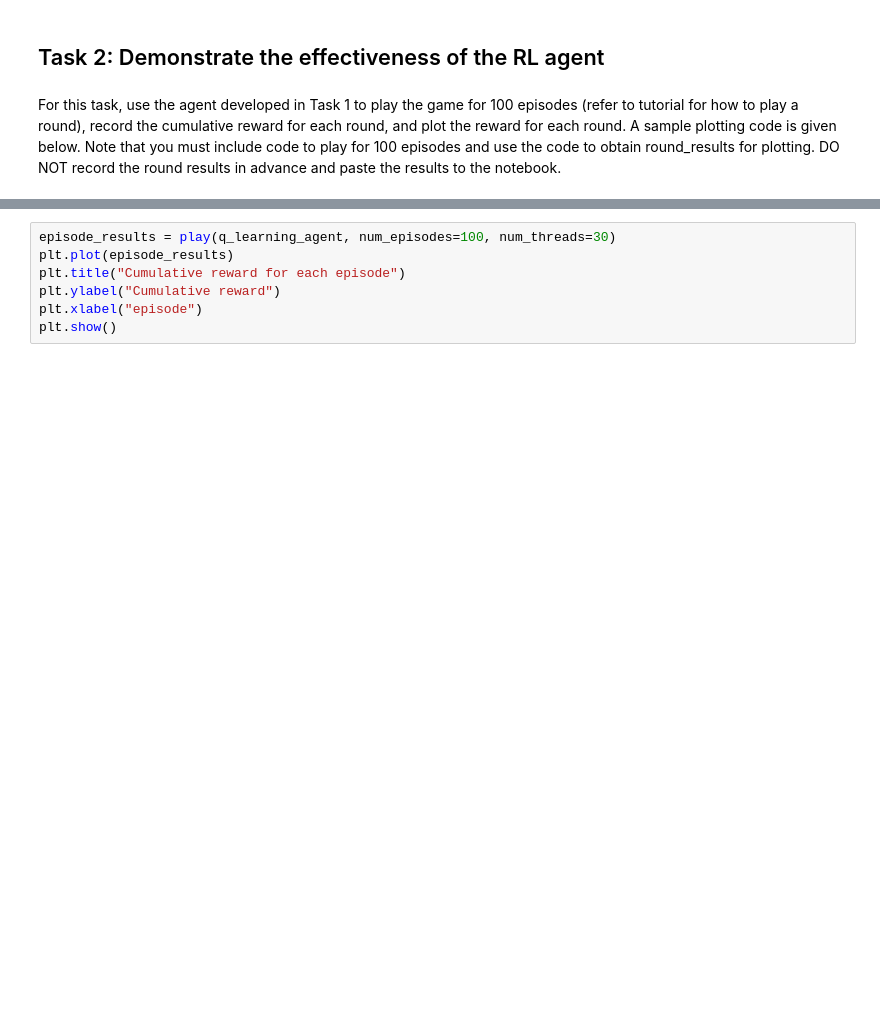
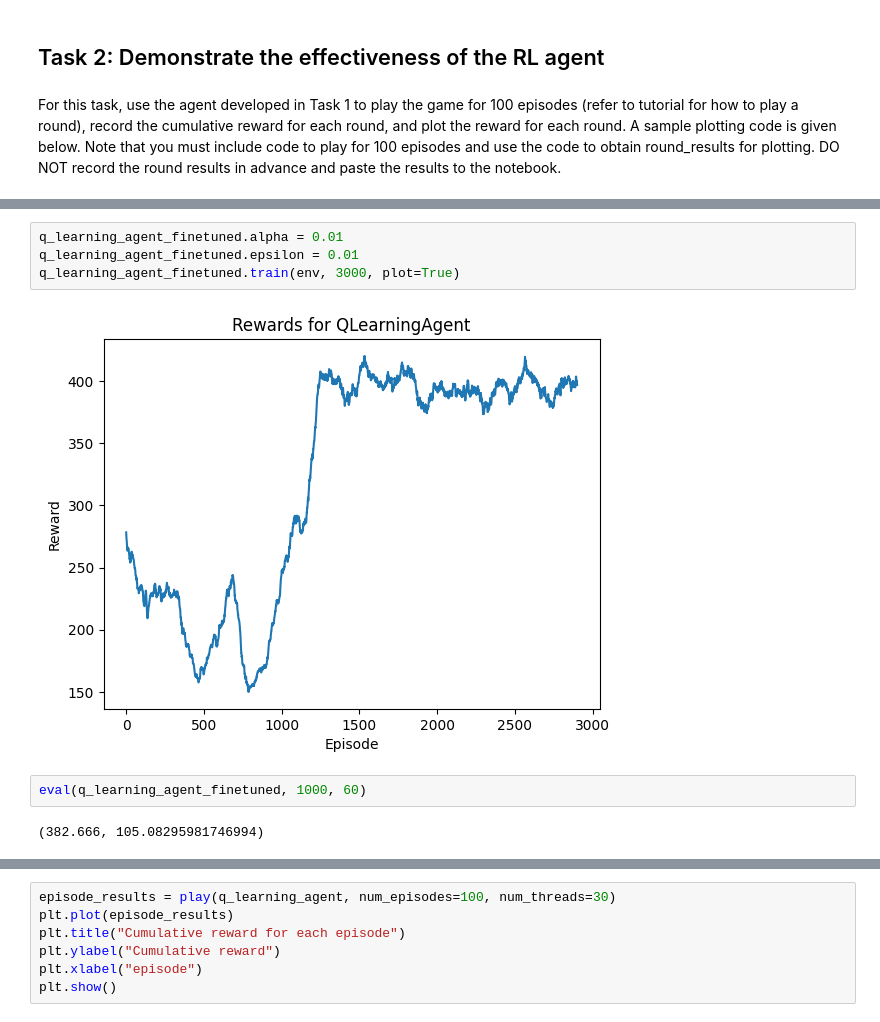
Before and after one commit to ruochee723/SC3000-Balancing-Pole-on-Cart, a Jupyter notebook: src/cartpole.ipynb, the cells around one changed output, grey strips where cells are left out. Cells and saved outputs as stored; diff of their text form; blank space fills up the shorter version.

```diff
--- a/src/cartpole.ipynb
+++ b/src/cartpole.ipynb
@@ -667,0 +701,10 @@ For this task, use the agent developed in Task 1 to play the game for 100 episod
+# %%
+q_learning_agent_finetuned.alpha = 0.01
+q_learning_agent_finetuned.epsilon = 0.01
+q_learning_agent_finetuned.train(env, 3000, plot=True)
+# %% [output]
+[figure, added]
+# %%
+eval(q_learning_agent_finetuned, 1000, 60)
+# %% [output]
+(382.666, 105.08295981746994)
```
Also changed, not shown: parts of 21 cells of this notebook, 4 other files.
